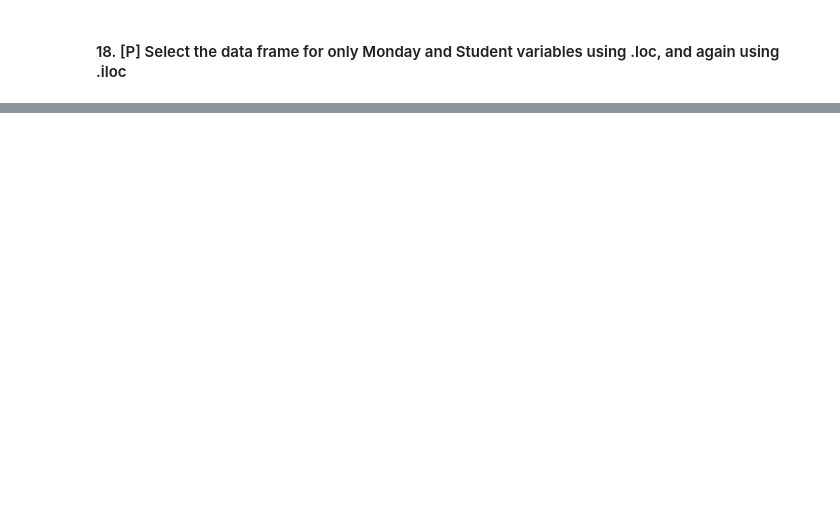
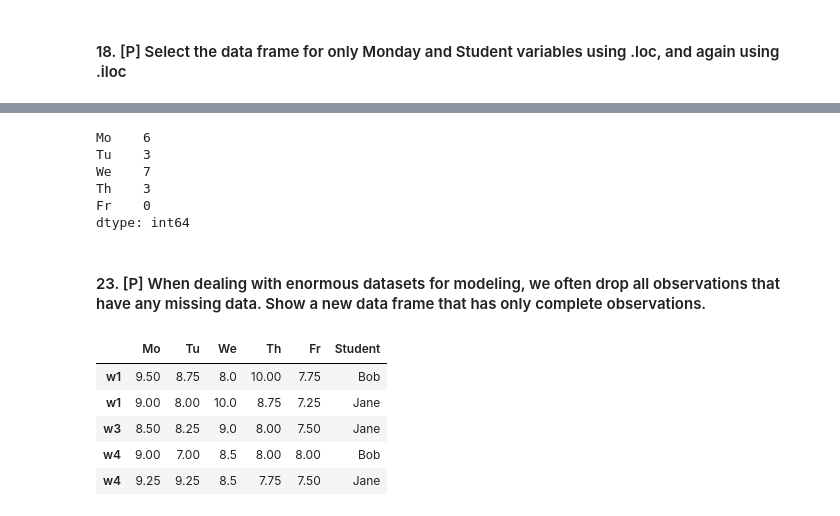
Before and after one commit to ks061/data-mining, a Jupyter notebook: labs/lab04.ipynb, the cells around one changed output, grey strips where cells are left out. Cells and saved outputs as stored; diff of their text form; code cells hidden in the pictures; blank space fills up the shorter version.

```diff
--- a/labs/lab04.ipynb
+++ b/labs/lab04.ipynb
@@ -652,0 +692,39 @@ w4  9.25    Jane
+# %%
+# code in this part is character-for-character
+# from my answer to problem 15
+
+# parameters
+student_col_name = "Student"
+
+scores_without_students = scores.drop(columns=student_col_name)
+# calculating mean over whole DataFrame without non-float columns
+# and without missing values (NaN)
+scores_mean = \
+scores_without_students.stack().mean(skipna=True)
+                                         # skipna explicitly True
+                                         # even if True by default
+
+# scores greater than mean
+scores_without_students_grtrthn_mean = \
+scores_without_students.where(scores_without_students > scores_mean)
+
+# count along each column (across rows, hence axis=0)
+scores_without_students_grtrthn_mean.count(axis=0)
+# %% [output]
+Mo    6
+Tu    3
+We    7
+Th    3
+Fr    0
+dtype: int64
+# %% [markdown]
+#### 23. [P] When dealing with enormous datasets for modeling, we often drop all observations that have any missing data. Show a new data frame that has only complete observations.
+# %%
+scores.dropna(axis=0)
+# %% [output]
+|  | Mo | Tu | We | Th | Fr | Student |
+| w1 | 9.50 | 8.75 | 8.0 | 10.00 | 7.75 | Bob |
+| w1 | 9.00 | 8.00 | 10.0 | 8.75 | 7.25 | Jane |
+| w3 | 8.50 | 8.25 | 9.0 | 8.00 | 7.50 | Jane |
+| w4 | 9.00 | 7.00 | 8.5 | 8.00 | 8.00 | Bob |
+| w4 | 9.25 | 9.25 | 8.5 | 7.75 | 7.50 | Jane |
```
Also changed, not shown: parts of 13 cells of this notebook.
